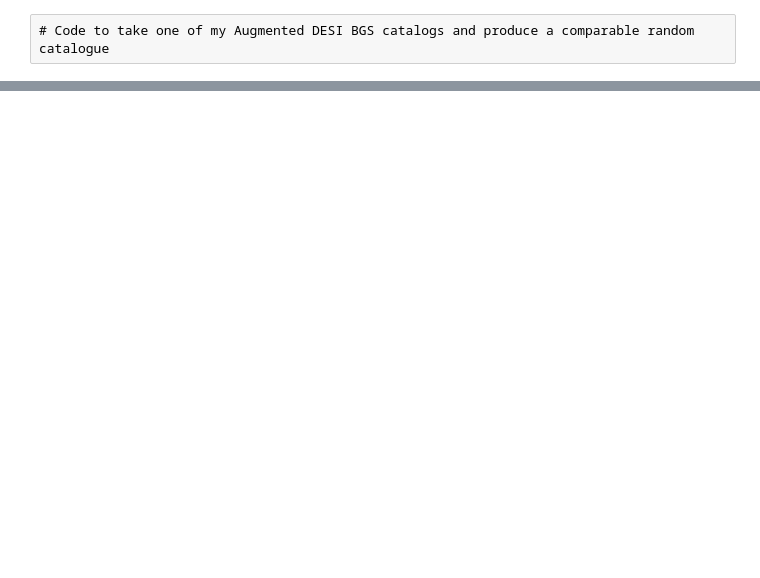
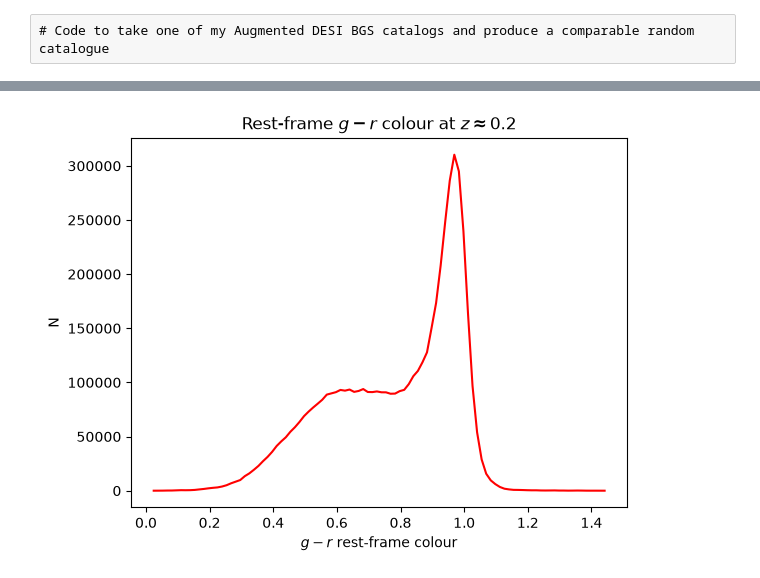
Before and after one commit to ShaunMCole/ShaunColeDESI, a Jupyter notebook: RandomCatalogue.ipynb, the cells around one changed output, grey strips where cells are left out. Drawn from its saved outputs; the diff is of its cells as text; code cells hidden in the pictures; blank space fills up the shorter version.

```diff
--- a/RandomCatalogue.ipynb
+++ b/RandomCatalogue.ipynb
@@ -377 +885,27 @@ ran.info('stats')
+# %%
+# =============================================================================
+# Diagnostic plot: rest-frame colour distribution at a fixed redshift slice
+# =============================================================================
+
+# Plot the rest-frame g-r colour distribution for random catalogue entries
+# near z=0.2 (within +/-0.01). Since colours are copied directly from the
+# parent galaxy and not recomputed at the clone redshift, this distribution
+# should match the data colour distribution at the same redshift. A smooth,
+# physically reasonable distribution (typically peaking around g-r ~ 0.6-0.8
+# for BGS galaxies) confirms that the parent galaxy selection and copying
+# are working correctly. A spike or unexpected feature would suggest a bug
+# in the chosen_indices assignment.
+mask = np.abs(ran['Z'] - 0.2) < 0.01
+
+rest_GMR = ran['ABSMAG_GP1'][mask] - ran['ABSMAG_RP1'][mask]
+hist, colbins = np.histogram(rest_GMR, bins=100)
+colbins_cen  = (colbins[1:] + colbins[:-1]) / 2.0
+
+plt.plot(colbins_cen, hist, linestyle='solid', color='red')
+plt.xlabel(r'$g-r$ rest-frame colour')
+plt.ylabel('N')
+plt.title('Rest-frame $g-r$ colour at $z \\approx 0.2$')
+plt.show()
+# %% [output]
+[figure, added]
 # %%
```
Also changed, not shown: parts of 20 cells of this notebook, 8 other files.
